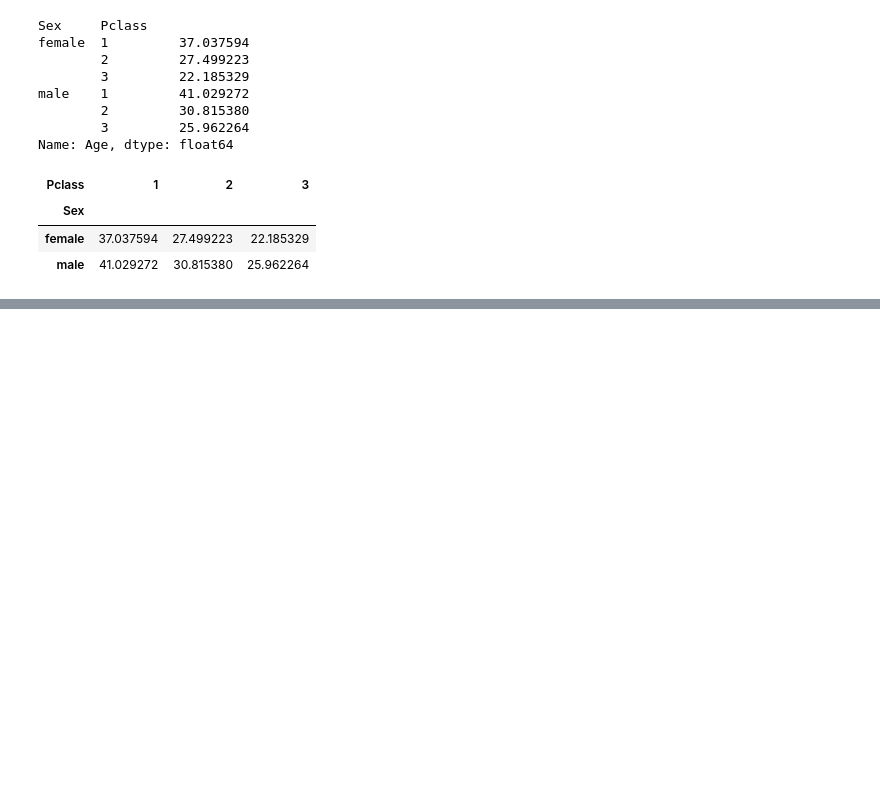
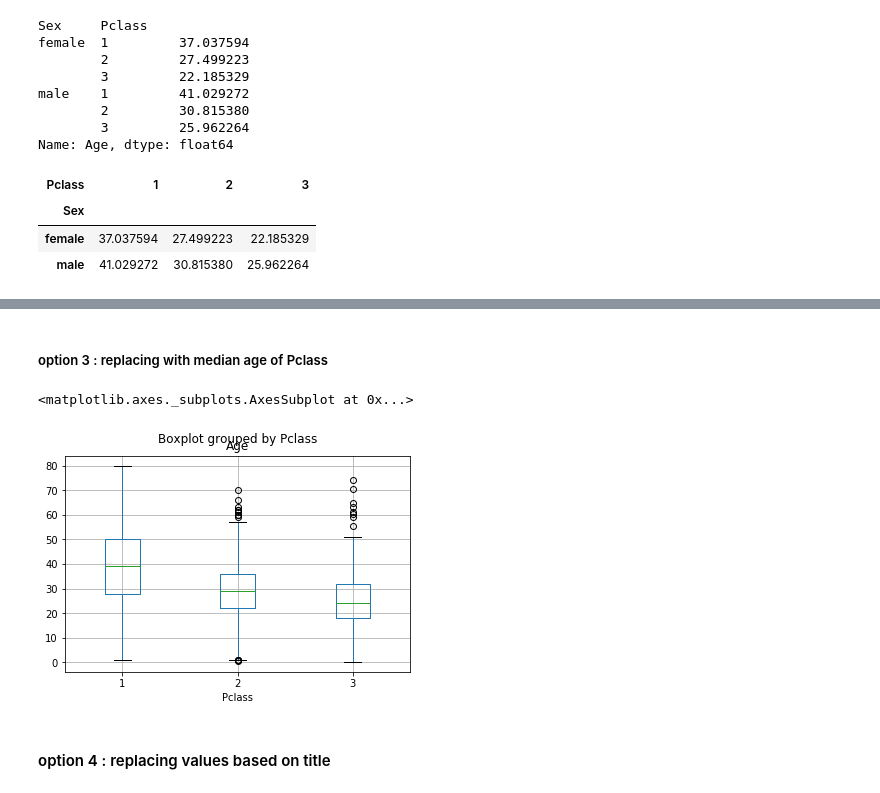
Before and after one commit to bhavanakv/titanic-disaster, a Jupyter notebook: notebooks/Exploring-and-Processing-data.ipynb, the cells around one changed output, grey strips where cells are left out. Cells and saved outputs as stored; diff of their text form; code cells hidden in the pictures; blank space fills up the shorter version.

```diff
--- a/notebooks/Exploring-and-Processing-data.ipynb
+++ b/notebooks/Exploring-and-Processing-data.ipynb
@@ -513,0 +726,7 @@ df.groupby(['Sex','Pclass']).Age.mean().unstack()
+# %% [markdown]
+##### option 3 : replacing with median age of Pclass
+# %%
+df[df.Age.notnull()].boxplot('Age','Pclass')
+# %% [output]
+<matplotlib.axes._subplots.AxesSubplot at 0x...>
+[figure, added]
@@ -513,0 +736,2 @@ df.groupby(['Sex','Pclass']).Age.mean().unstack()
+# %% [markdown]
+#### option 4 : replacing values based on title
```
Also changed, not shown: parts of 107 cells of this notebook, 1 other file.
